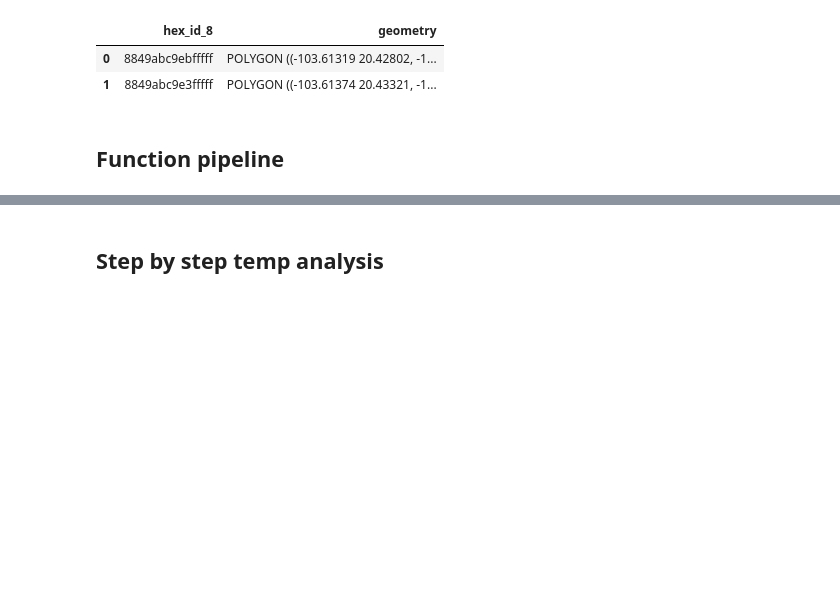
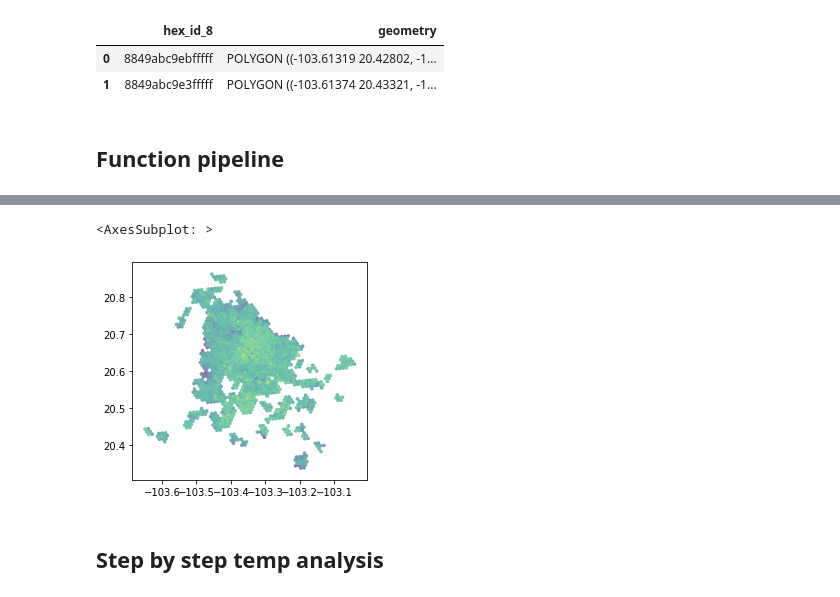
Before and after one commit to Observatorio-Ciudades/accesibilidad-urbana, a Jupyter notebook: notebooks/satellite-img-analysis/06-temperature-pipeline-test.ipynb, the cells around one changed output, grey strips where cells are left out. Cells and saved outputs as stored; diff of their text form; code cells hidden in the pictures; blank space fills up the shorter version.

Commit message:
Raster to hex function inclusion

```diff
--- a/notebooks/satellite-img-analysis/06-temperature-pipeline-test.ipynb
+++ b/notebooks/satellite-img-analysis/06-temperature-pipeline-test.ipynb
@@ -100,0 +105,20 @@ df_len = aup.download_raster_from_pc(hex_gdf, index_analysis, city, freq,
+# %%
+hex_gdf = hex_ageb.copy()
+hex_gdf.rename(columns={'hex_id_8':'hex_id'}, inplace=True)
+hex_gdf['res'] = res[0]
+
+if len(res)>1:
+    for r in range(res[0]+1,res[-1]+1):
+
+        hex_tmp = aup.create_hexgrid(hex_ageb, r)
+        hex_tmp.rename(columns={f'hex_id_{r}':'hex_id'}, inplace=True)
+        hex_tmp['res'] = r
+
+        hex_gdf = pd.concat([hex_gdf, hex_tmp],
+            ignore_index = True, axis = 0)
+
+        del hex_tmp
+else:
+    hex_gdf = aup.create_hexgrid(hex_gdf, res[0])
+    hex_gdf.rename(columns={f'hex_id_{res[0]}':'hex_id'}, inplace=True)
+    hex_gdf['res'] = res[0]
@@ -100,0 +135,7 @@ df_len = aup.download_raster_from_pc(hex_gdf, index_analysis, city, freq,
+# %%
+hex_gdf = aup.create_hexgrid(hex_gdf, 10)
+hex_gdf.rename(columns={f'hex_id_{10}':'hex_id'}, inplace=True)
+hex_gdf['res'] = 10
+# %%
+hex_raster_analysis, df_raster_analysis = aup.raster_to_hex_analysis(hex_gdf, df_len, index_analysis,
+                                                                tmp_dir, city, 8)
@@ -100,0 +148,7 @@ df_len = aup.download_raster_from_pc(hex_gdf, index_analysis, city, freq,
+# %%
+hex_raster_analysis['temp_diff_mean'] = hex_raster_analysis['temp_mean'] - hex_raster_analysis['temp_mean'].mean()
+# %%
+hex_raster_analysis.plot('temp_diff_mean')
+# %% [output]
+<AxesSubplot: >
+[figure, added]
```
Also changed, not shown: parts of 9 cells of this notebook.
